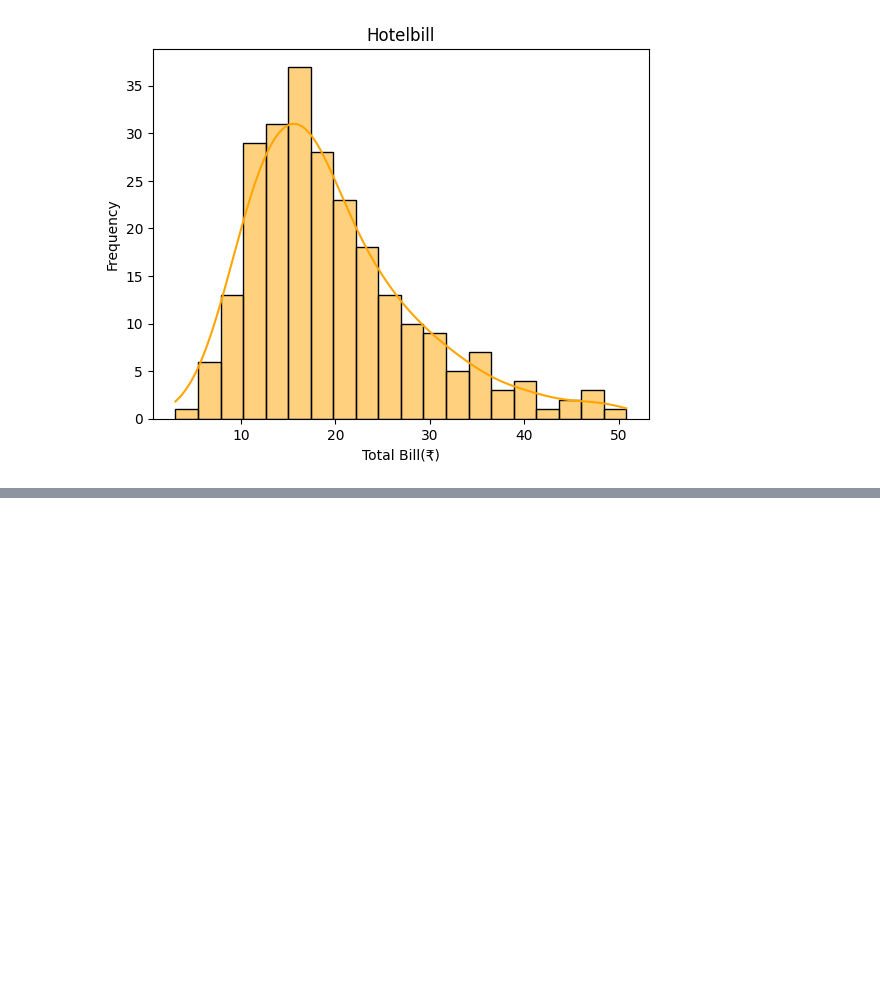
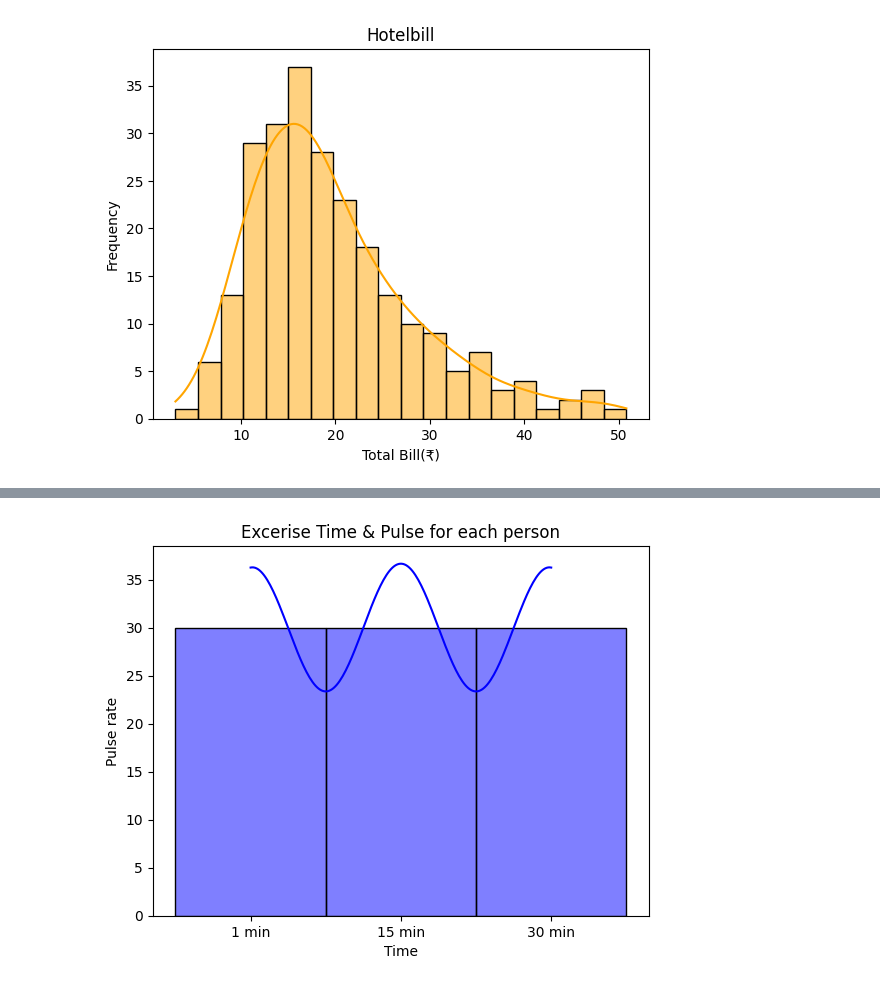
Before and after one commit to lokeshneerasa/Seaborn, a Jupyter notebook: Seaborn.ipynb, the cells around one changed output, grey strips where cells are left out. Cells and saved outputs as stored; diff of their text form; code cells hidden in the pictures; blank space fills up the shorter version.

```diff
--- a/Seaborn.ipynb
+++ b/Seaborn.ipynb
@@ -323,0 +355,13 @@ plt.show()
+# %%
+#Histogram plot using exercise dataset
+import matplotlib.pyplot as plt
+import seaborn as sns
+data=sns.load_dataset("exercise")
+#plot a hist plot
+sns.histplot(data["time"],bins=30,kde=True,color="blue")
+plt.xlabel("Time")
+plt.ylabel("Pulse rate")
+plt.title("Excerise Time & Pulse for each person")
+plt.show()
+# %% [output]
+[figure, added]
```
Also changed, not shown: parts of 3 cells of this notebook.
